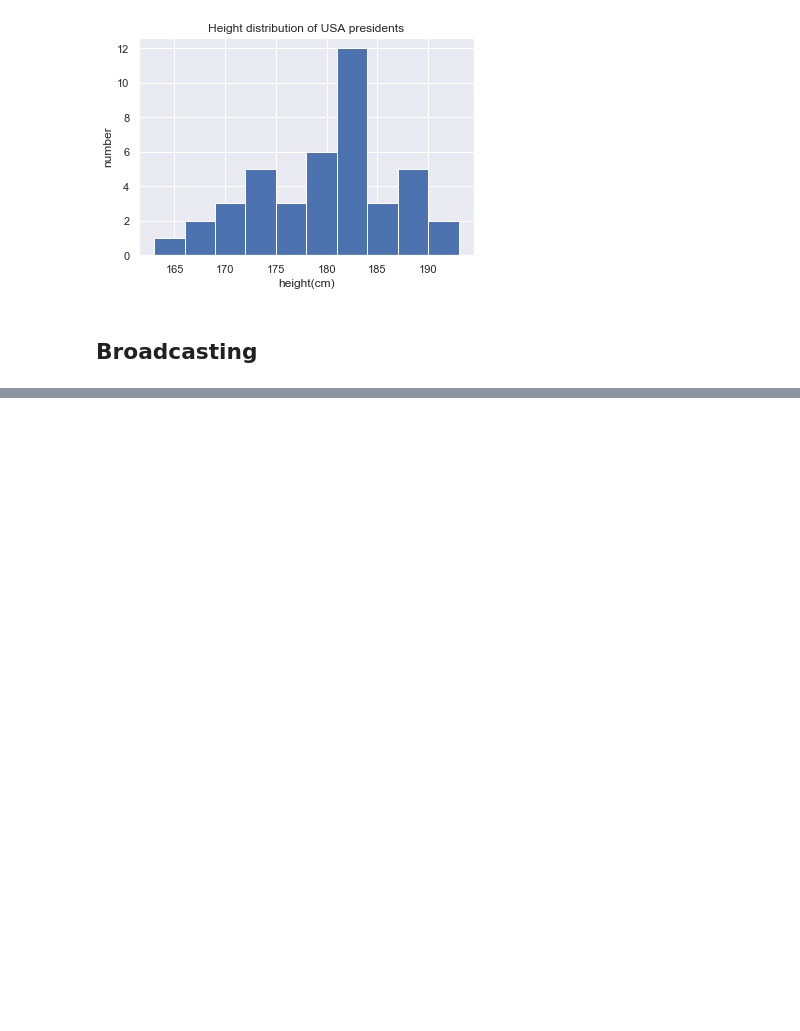
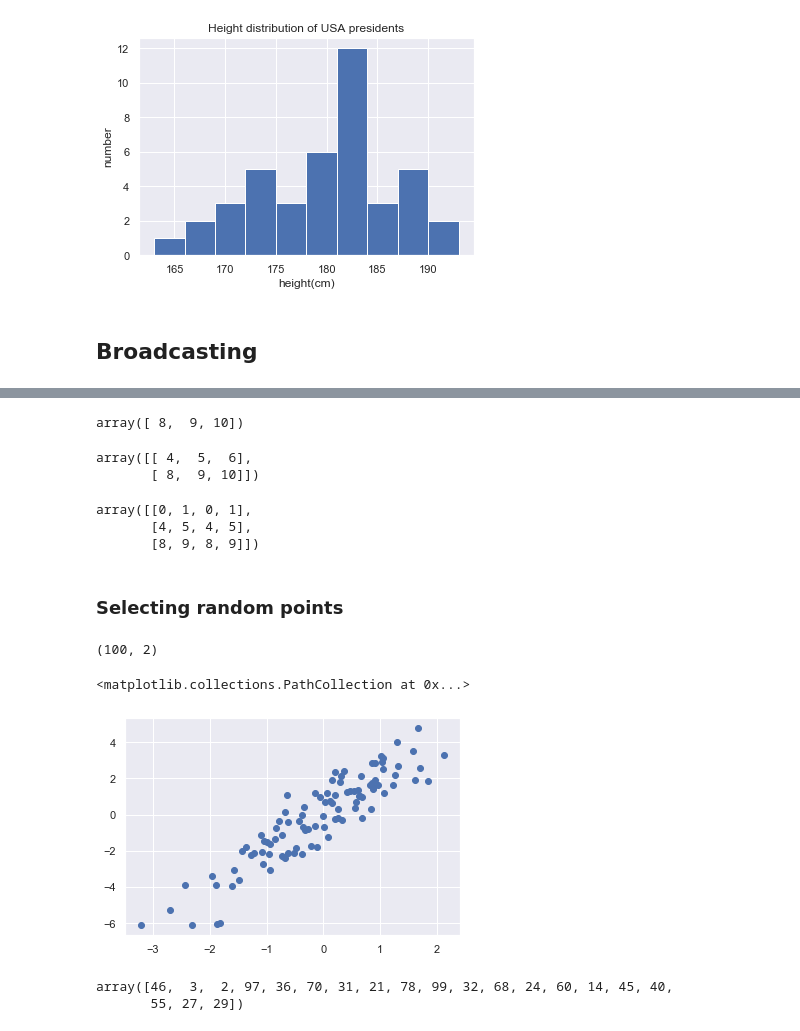
Before and after one commit to lindholmen/DataScienceLearningTutorial, a Jupyter notebook: notebooks/numpy_practice_notebook_version.ipynb, the cells around one changed output, grey strips where cells are left out. Saved outputs shown, nothing was run; the diff lists cells and outputs as text; code cells hidden in the pictures; blank space fills up the shorter version.

```diff
--- a/notebooks/numpy_practice_notebook_version.ipynb
+++ b/notebooks/numpy_practice_notebook_version.ipynb
@@ -391,0 +609,36 @@ Text(0, 0.5, 'number')
+# %%
+X[2, [0,1,2]] # combine fancy index with normal index
+# %% [output]
+array([ 8,  9, 10])
+# %%
+X[1:, [0,1,2]] # combine fancy index with slicing
+# %% [output]
+array([[ 4,  5,  6],
+       [ 8,  9, 10]])
+# %%
+masked_column_index = np.array([0,1,0,1])
+X[row_index[:,np.newaxis],masked_column_index]
+# %% [output]
+array([[0, 1, 0, 1],
+       [4, 5, 4, 5],
+       [8, 9, 8, 9]])
+# %% [markdown]
+### Selecting random points
+# %%
+mean = [0,0]
+cov = [[1,2],
+       [2,5]] # cov matrix
+X= rng.multivariate_normal(mean,cov, 100)
+X.shape
+# %% [output]
+(100, 2)
+# %%
+plt.scatter(X[:,0],X[:,1])
+# %% [output]
+<matplotlib.collections.PathCollection at 0x...>
+[figure, added]
+# %%
+random_20_indices= np.random.choice(X.shape[0],20,replace=False)
+# %% [output]
+array([46,  3,  2, 97, 36, 70, 31, 21, 78, 99, 32, 68, 24, 60, 14, 45, 40,
+       55, 27, 29])
```
Also changed, not shown: parts of 54 cells of this notebook.
